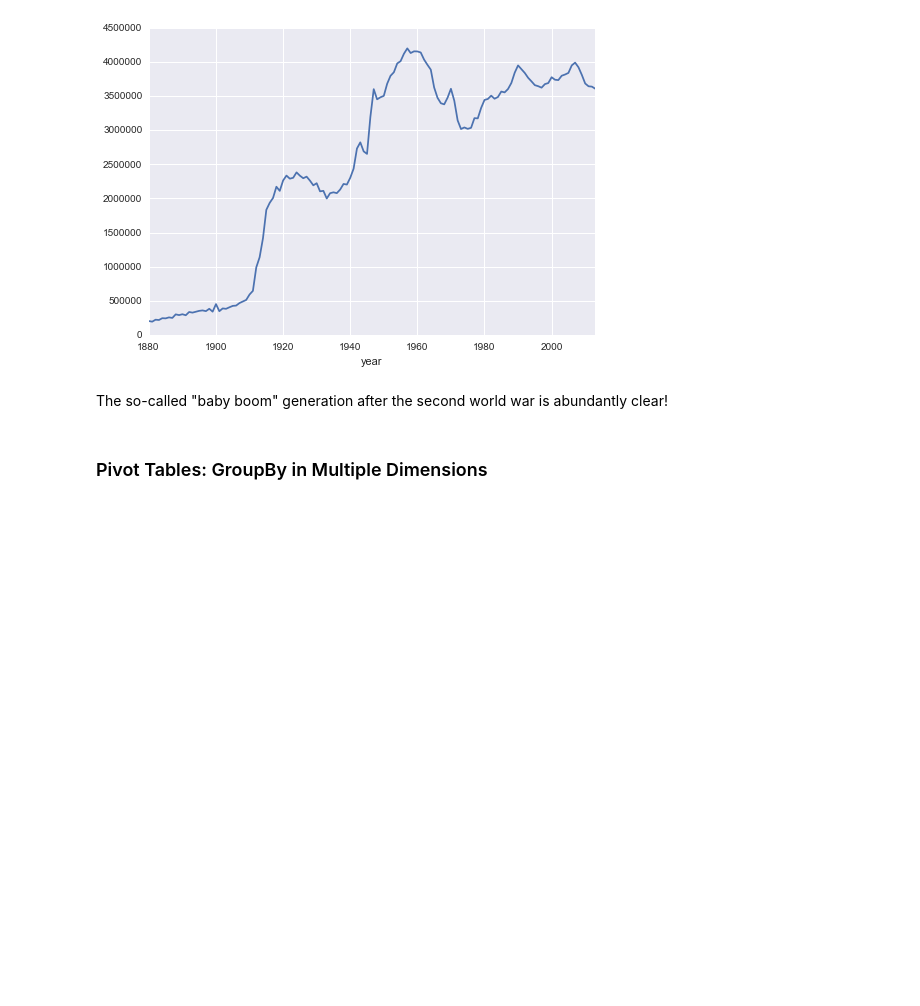
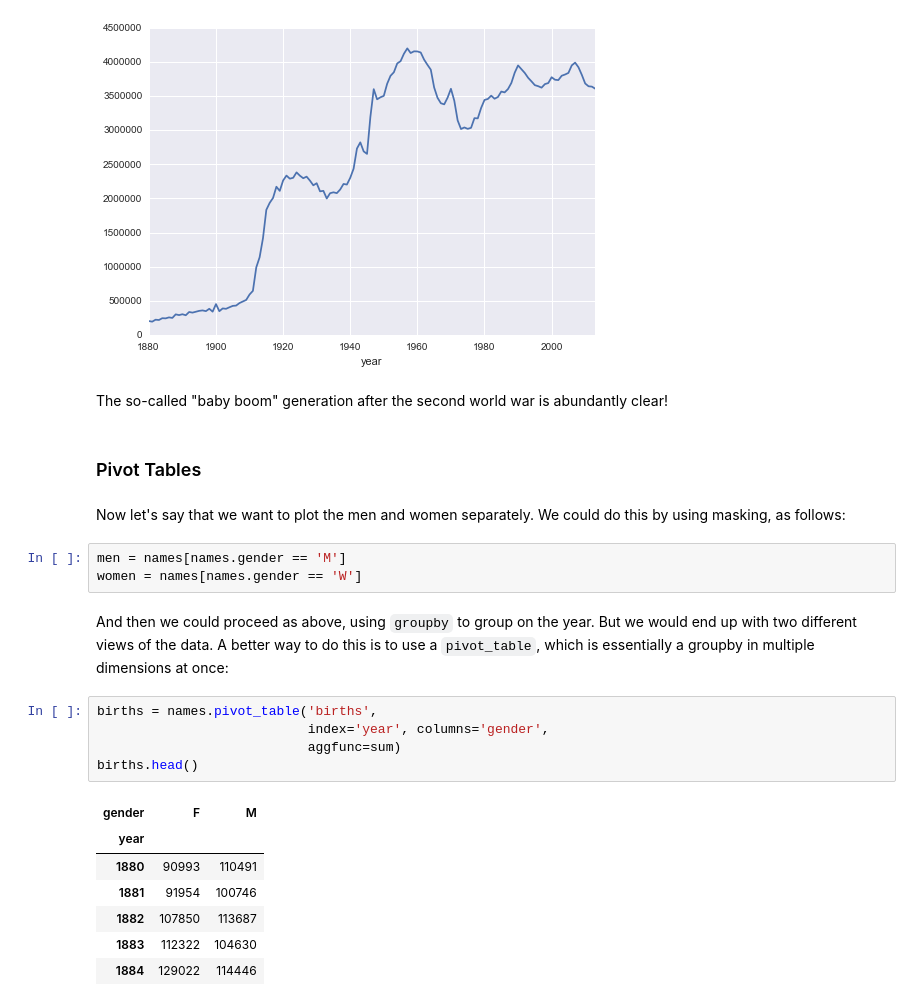
Before and after one commit to jakevdp/OsloWorkshop2014, a Jupyter notebook: notebooks/01.2_NumpyPandas.ipynb, the cells around one changed output. Cells and saved outputs as stored; diff of their text form; blank space fills up the shorter version.

```diff
--- a/notebooks/01.2_NumpyPandas.ipynb
+++ b/notebooks/01.2_NumpyPandas.ipynb
@@ -668,4 +667,26 @@ births.plot();
 # %% [markdown]
 The so-called "baby boom" generation after the second world war is abundantly clear!
 # %% [markdown]
-### Pivot Tables: GroupBy in Multiple Dimensions
+### Pivot Tables
+# %% [markdown]
+Now let's say that we want to plot the men and women separately.
+We could do this by using masking, as follows:
+# %%
+men = names[names.gender == 'M']
+women = names[names.gender == 'W']
+# %% [markdown]
+And then we could proceed as above, using ``groupby`` to group on the year.
+But we would end up with two different views of the data. A better way to do this is to use a ``pivot_table``, which is essentially a groupby in multiple dimensions at once:
+# %%
+births = names.pivot_table('births',
+                           index='year', columns='gender',
+                           aggfunc=sum)
+births.head()
+# %% [output]
+| gender | F | M |
+| year |  |  |
+| 1880 | 90993 | 110491 |
+| 1881 | 91954 | 100746 |
+| 1882 | 107850 | 113687 |
+| 1883 | 112322 | 104630 |
+| 1884 | 129022 | 114446 |
```
Also changed, not shown: parts of 17 cells of this notebook.
